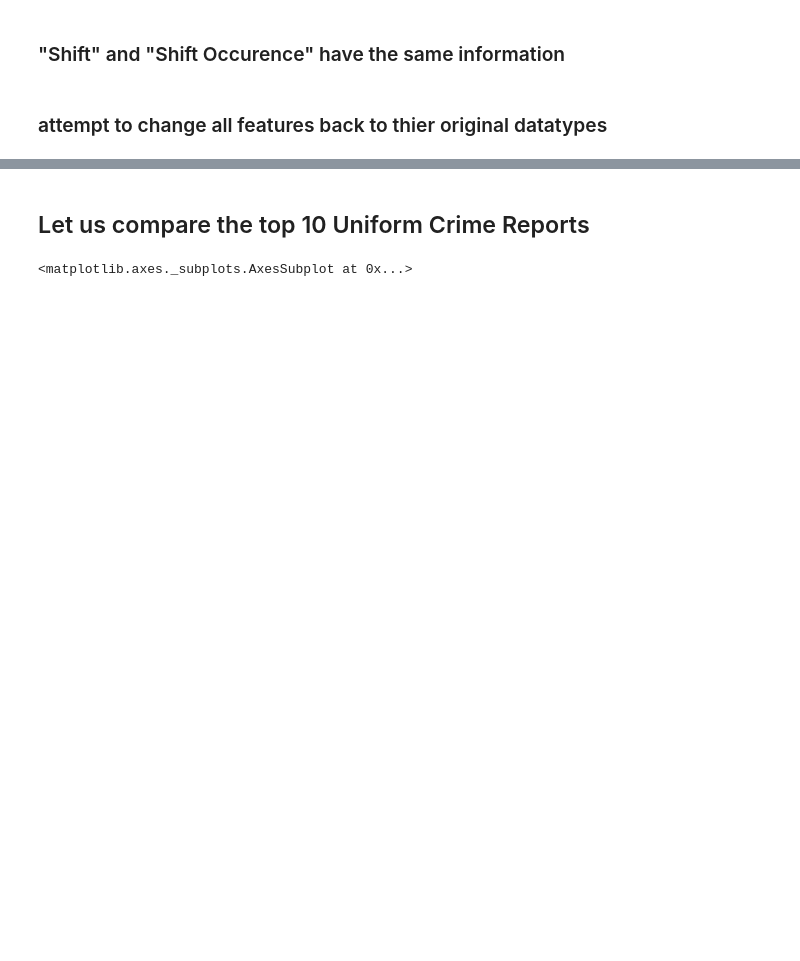
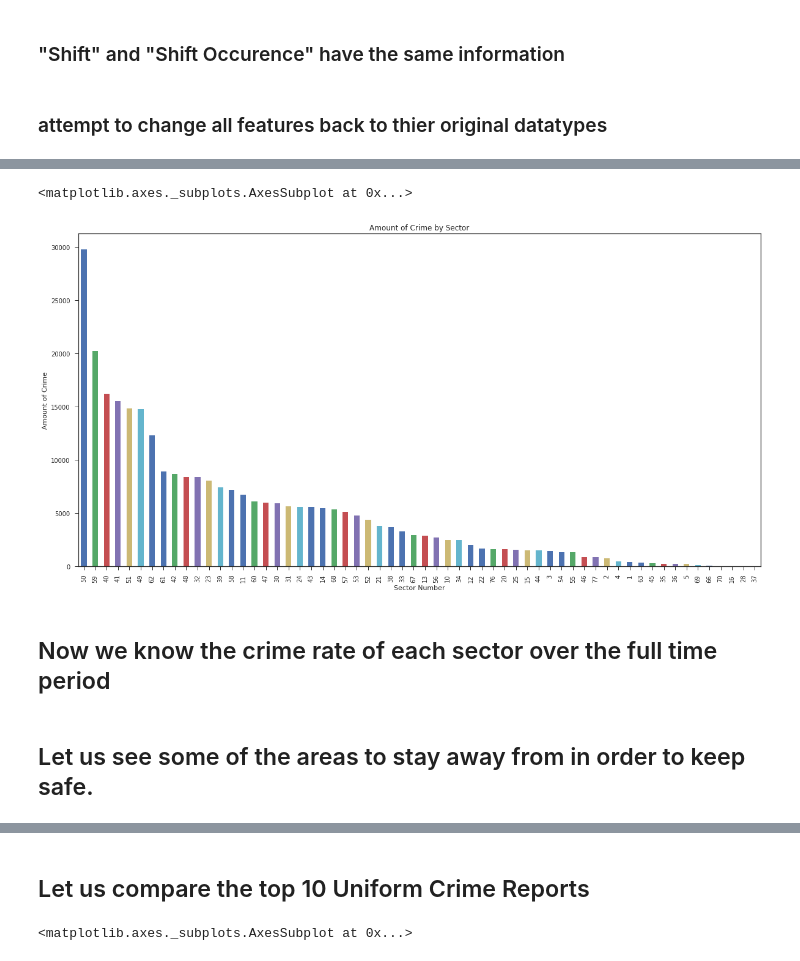
Before and after one commit to windell-github/APD_Crime, a Jupyter notebook: APD_Crime.ipynb, the cells around one changed output, grey strips where cells are left out. Saved outputs shown, nothing was run; the diff lists cells and outputs as text; code cells hidden in the pictures; blank space fills up the shorter version.

```diff
--- a/APD_Crime.ipynb
+++ b/APD_Crime.ipynb
@@ -83,0 +100,14 @@ max_neighborhood[0:10].plot.bar()
+# %%
+crime_count_by_sector = df['Sector'].value_counts()
+plt.figure(figsize=(20,10))
+plt.ylabel('Amount of Crime')
+plt.xlabel('Sector Number')
+plt.title('Amount of Crime by Sector')
+crime_count_by_sector.plot.bar()
+# %% [output]
+<matplotlib.axes._subplots.AxesSubplot at 0x...>
+[figure, added]
+# %% [markdown]
+## Now we know the crime rate of each sector over the full time period
+# %% [markdown]
+## Let us see some of the areas to stay away from in order to keep safe.
```
Also changed, not shown: parts of 25 cells of this notebook, 2 other files.
